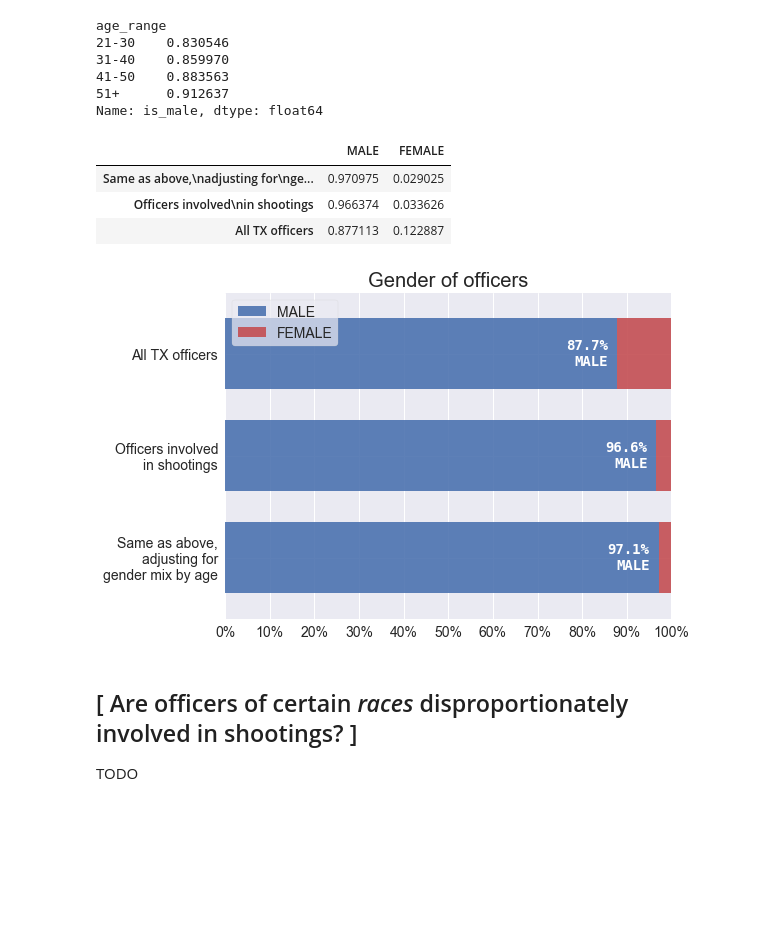
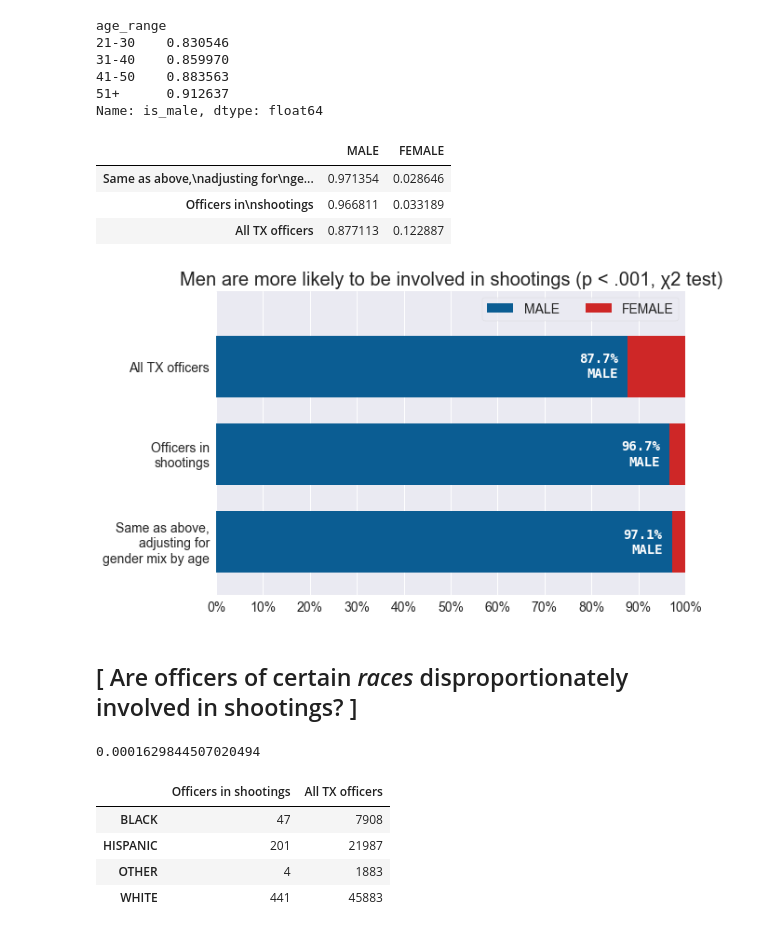
Before and after one commit to texas-justice-initiative/analysis, a Jupyter notebook: analyses/ois_which_officers.ipynb, the cells around one changed output. Cells and saved outputs as stored; diff of their text form; code cells hidden in the pictures; blank space fills up the shorter version.

Commit message:
Add analysis home_page_1 and other minor edits

```diff
--- a/analyses/ois_which_officers.ipynb
+++ b/analyses/ois_which_officers.ipynb
@@ -167,23 +223,6 @@ LABEL_OIS = 'Officers involved\nin shootings'
 LABEL_ALL = 'All TX officers'
 # %% [markdown]
 ## [ Are officers of certain _ages_ disproportionately involved in shootings? ]
-# %%
-officer_info['age_for_plot'] = officer_info.age_range.apply(lambda r: r if pd.isnull(r) else int(r[:2]))
-
-def get_age_range(age):
-    if pd.isnull(age):
-        return age
-    if age < 31:
-        return '21-30'
-    elif age < 41:
-        return '31-40'
-    elif age < 51:
-        return '41-50'
-    else:
-        return '51+'
-
-ois_officers['age_range'] = ois_officers['age'].apply(get_age_range)
-ois_officers['is_male'] = ois_officers.gender.apply(lambda g: g if pd.isnull(g) else g == 'MALE')
 # %%
 s1 = officer_info['age_range'].value_counts().sort_index()
 s1.name = 'All TX officers'
@@ -245,7 +315,7 @@ for age_range, gender in zip(ois_officers.age_range, ois_officers.gender):
     if pd.isnull(age_range) or pd.isnull(gender):
         weights.append(np.nan)
     else:
-        if gender == 'FEMALE':
+        if gender == 'F':
             weights.append(1.0)
         else:
             weights.append(1/age_male_fraction.loc[age_range])
@@ -255,36 +325,62 @@ s3 = ois_officers.groupby('gender')['weight'].sum() / total_weight
 s3.name = 'Same as above,\nadjusting for\ngender mix by age'
 
 gender_df = pd.concat([s3, s2, s1], axis=1).T
-gender_df = gender_df[['MALE', 'FEMALE']]
+gender_df = gender_df[['M', 'F']]
+gender_df.columns = ['MALE', 'FEMALE']
 gender_df
 # %% [output]
 |  | MALE | FEMALE |
-| Same as above,\nadjusting for\nge... | 0.970975 | 0.029025 |
-| Officers involved\nin shootings | 0.966374 | 0.033626 |
+| Same as above,\nadjusting for\nge... | 0.971354 | 0.028646 |
+| Officers in\nshootings | 0.966811 | 0.033189 |
 | All TX officers | 0.877113 | 0.122887 |
+# %%
+a = ois_officers.gender.value_counts()
+a.name='shootings'
+b = officer_info.gender.value_counts()
+b.name='all'
+df = pd.concat([a, b], axis=1)
+p = stats.chi2_contingency(df.values)[1]
 # %%
 fig, ax = plt.subplots()
 fig.set_size_inches(8, 6)
-ax.set_title('Gender of officers')
-gender_df.plot(kind='barh', ax=ax, stacked=True, alpha=0.9, color=[SNS_BLUE, SNS_RED], width=.7)
+ax.set_title('Men are more likely to be involved in shootings %s' % test_summary(p, chi=True))
+gender_df.plot(kind='barh', ax=ax, stacked=True, alpha=1.0, color=[TJI_BLUE, TJI_RED], width=.7)
 percentify_x(ax)
 ax.set_xticks(np.arange(0, 1.01, .1))
 ax.set_xlim(0, 1)
-ax.legend()
+ax.set_ylim(ax.get_ylim()[0], ax.get_ylim()[1] * 1.1)
+ax.legend(ncol=2)
 fontstyle = {
     'color': 'white',
     'verticalalignment': 'center',
     'weight': 'bold',
     'family': 'monospace',
     'horizontalalignment': 'right',
 }
-ax.text(s1.loc['MALE'] - 0.02, 2, "%.1f%%\nMALE" % (s1.loc['MALE'] * 100), fontdict=fontstyle)
-ax.text(s2.loc['MALE'] - 0.02, 1, "%.1f%%\nMALE" % (s2.loc['MALE'] * 100), fontdict=fontstyle)
-ax.text(s3.loc['MALE'] - 0.02, 0, "%.1f%%\nMALE" % (s3.loc['MALE'] * 100), fontdict=fontstyle)
+ax.text(s1.loc['M'] - 0.02, 2, "%.1f%%\nMALE" % (s1.loc['M'] * 100), fontdict=fontstyle)
+ax.text(s2.loc['M'] - 0.02, 1, "%.1f%%\nMALE" % (s2.loc['M'] * 100), fontdict=fontstyle)
+ax.text(s3.loc['M'] - 0.02, 0, "%.1f%%\nMALE" % (s3.loc['M'] * 100), fontdict=fontstyle)
 
+fig.set_size_inches(10, 6)
+plt.subplots_adjust(left=.2, right=.9)
 plotsaver.saveplot(fig, 'gender')
 # %% [output]
-[figure, old version]
+[figure, new version]
 # %% [markdown]
 ## [ Are officers of certain _races_ disproportionately involved in shootings? ]
-TODO
+# %%
+s1 = officer_info.race.value_counts().sort_index()
+s1.name = 'All TX officers'
+s2 = ois_officers.race.value_counts().sort_index()
+s2.name = 'Officers in\nshootings'
+df = pd.DataFrame([s2, s1]).T
+p = stats.chi2_contingency(df.values)[1]
+print(p)
+df
+# %% [output]
+0.0001629844507020494
+|  | Officers in shootings | All TX officers |
+| BLACK | 47 | 7908 |
+| HISPANIC | 201 | 21987 |
+| OTHER | 4 | 1883 |
+| WHITE | 441 | 45883 |
```
Also changed, not shown: parts of 17 cells of this notebook, 12 other files.
